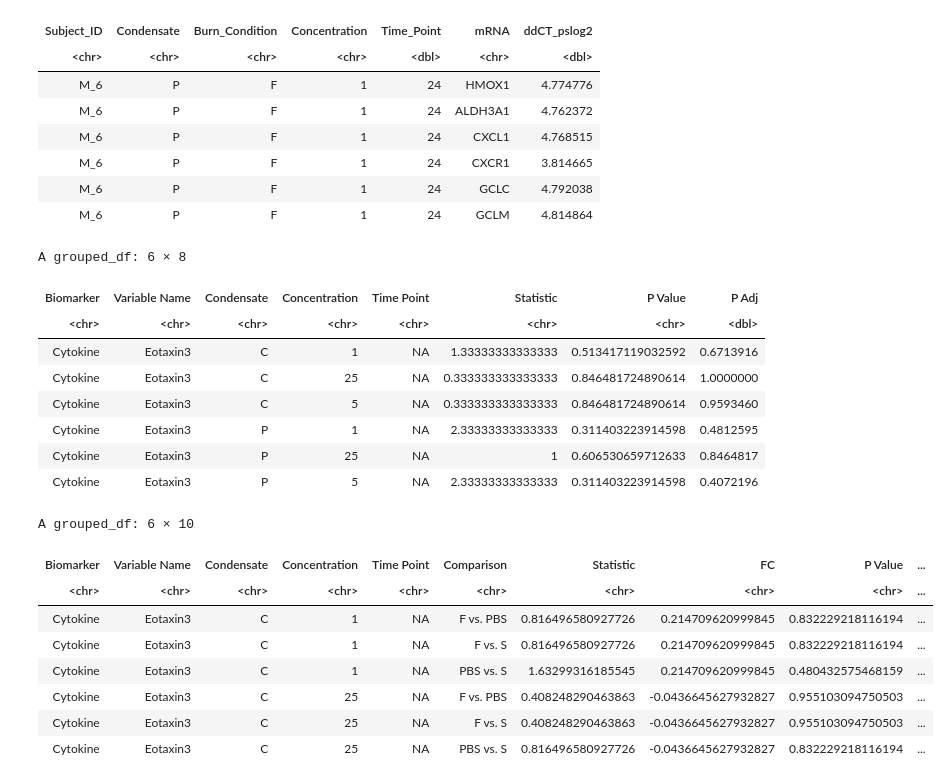
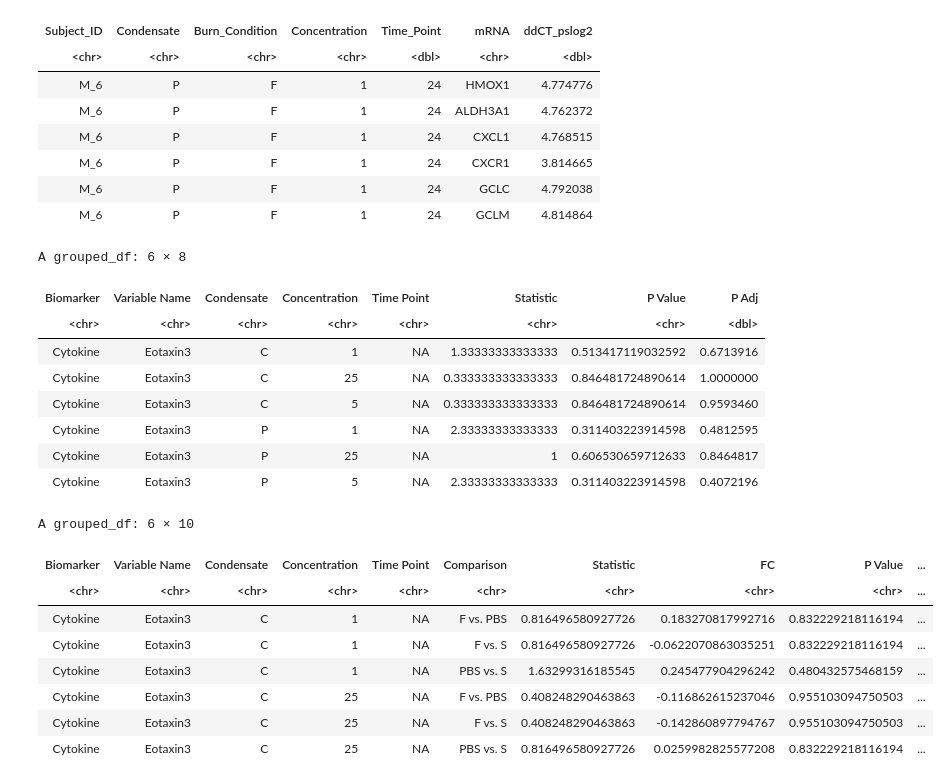
Before and after one commit to UNC-CEMALB/Burn-pit-smoke-condensate-mediated-toxicity-in-human-airway-epithelial-cells-, a Jupyter notebook: 2. Biomarker Distribution Analysis/Biomarker Friedman Analysis.ipynb, the cells around one changed output. Drawn from its saved outputs; the diff is of its cells as text; code cells hidden in the pictures.

```diff
--- a/2. Biomarker Distribution Analysis/Biomarker Friedman Analysis.ipynb
+++ b/2. Biomarker Distribution Analysis/Biomarker Friedman Analysis.ipynb
@@ -119,9 +119,14 @@ friedmans_burn_condition = function(df, concentration, value, biomarker, biomark
                 # calculating FC to get directionality
                 control_df = filtered_df %>%
                     filter(Condensate == "PBS")
-                experimental_df = filtered_df %>%
-                    filter(Condensate != "PBS")
-                FC = log2(mean(experimental_df[[value]])/mean(control_df[[value]]))
+                smoldering_df = filtered_df %>%
+                    filter(Burn_Condition == "S")
+                flaming_df = filtered_df %>%
+                    filter(Burn_Condition == "F")
+
+                FC = c(log2(mean(flaming_df[[value]])/mean(control_df[[value]])), # PBS vs. F
+                       log2(mean(flaming_df[[value]])/mean(smoldering_df[[value]])), # S vs. F
+                       log2(mean(smoldering_df[[value]])/mean(control_df[[value]]))) # PBS vs. S
 
                 nemenyis_pvalues = c(nemenyis_test$p.value[1], nemenyis_test$p.value[2],
                                     nemenyis_test$p.value[4])
@@ -252,9 +257,14 @@ friedmans_burn_condition_v2 = function(df, value, biomarker){
            # calculating FC to get directionality
             control_df = filtered_df %>%
                 filter(Condensate == "PBS")
-            experimental_df = filtered_df %>%
-                filter(Condensate != "PBS")
-            FC = log2(mean(experimental_df[[value]])/mean(control_df[[value]]))
+            smoldering_df = filtered_df %>%
+                filter(Burn_Condition == "S")
+            flaming_df = filtered_df %>%
+                filter(Burn_Condition == "F")
+
+            FC = c(log2(mean(flaming_df[[value]])/mean(control_df[[value]])), # PBS vs. F
+                   log2(mean(flaming_df[[value]])/mean(smoldering_df[[value]])), # S vs. F
+                   log2(mean(smoldering_df[[value]])/mean(control_df[[value]]))) # PBS vs. S
 
             nemenyis_pvalues = c(nemenyis_test$p.value[1], nemenyis_test$p.value[2],
                                 nemenyis_test$p.value[4])
@@ -309,35 +319,35 @@ conc5_72_friedmans_mRNA_v2 = friedmans_burn_condition_v2(conc5_72_mRNA_df, "ddCT
 # %%
 # creating 1 df
 friedmans_df = rbind(cytokine_friedmans[[1]], proteomics_25_friedmans[[1]], proteomics_5_friedmans[[1]],
                               conc1_24_friedmans_mRNA_v2[[1]], conc1_72_friedmans_mRNA_v2[[1]], conc25_4_friedmans_mRNA_v2[[1]],
                               conc25_24_friedmans_mRNA_v2[[1]], conc25_72_friedmans_mRNA_v2[[1]], conc5_24_friedmans_mRNA_v2[[1]],
                               conc5_72_friedmans_mRNA_v2[[1]])
-wilcoxon_df = rbind(cytokine_friedmans[[2]], proteomics_25_friedmans[[2]], proteomics_5_friedmans[[2]],
+nemenyis_df = rbind(cytokine_friedmans[[2]], proteomics_25_friedmans[[2]], proteomics_5_friedmans[[2]],
                               conc1_24_friedmans_mRNA_v2[[2]], conc1_72_friedmans_mRNA_v2[[2]], conc25_4_friedmans_mRNA_v2[[2]],
                               conc25_24_friedmans_mRNA_v2[[2]], conc25_72_friedmans_mRNA_v2[[2]], conc5_24_friedmans_mRNA_v2[[2]],
                               conc5_72_friedmans_mRNA_v2[[2]])
 
 head(friedmans_df)
-head(wilcoxon_df)
+head(nemenyis_df)
 # %% [output]
 A grouped_df: 6 × 8
 | Biomarker | Variable Name | Condensate | Concentration | Time Point | Statistic | P Value | P Adj |
 | <chr> | <chr> | <chr> | <chr> | <chr> | <chr> | <chr> | <dbl> |
 | Cytokine | Eotaxin3 | C | 1 | NA | 1.33333333333333 | 0.513417119032592 | 0.6713916 |
 | Cytokine | Eotaxin3 | C | 25 | NA | 0.333333333333333 | 0.846481724890614 | 1.0000000 |
 | Cytokine | Eotaxin3 | C | 5 | NA | 0.333333333333333 | 0.846481724890614 | 0.9593460 |
 | Cytokine | Eotaxin3 | P | 1 | NA | 2.33333333333333 | 0.311403223914598 | 0.4812595 |
 | Cytokine | Eotaxin3 | P | 25 | NA | 1 | 0.606530659712633 | 0.8464817 |
 | Cytokine | Eotaxin3 | P | 5 | NA | 2.33333333333333 | 0.311403223914598 | 0.4072196 |
 A grouped_df: 6 × 10
 | Biomarker | Variable Name | Condensate | Concentration | Time Point | Comparison | Statistic | FC | P Value | ... |
 | <chr> | <chr> | <chr> | <chr> | <chr> | <chr> | <chr> | <chr> | <chr> | ... |
-| Cytokine | Eotaxin3 | C | 1 | NA | F vs. PBS | 0.816496580927726 | 0.214709620999845 | 0.832229218116194 | ... |
-| Cytokine | Eotaxin3 | C | 1 | NA | F vs. S | 0.816496580927726 | 0.214709620999845 | 0.832229218116194 | ... |
-| Cytokine | Eotaxin3 | C | 1 | NA | PBS vs. S | 1.63299316185545 | 0.214709620999845 | 0.480432575468159 | ... |
-| Cytokine | Eotaxin3 | C | 25 | NA | F vs. PBS | 0.408248290463863 | -0.0436645627932827 | 0.955103094750503 | ... |
-| Cytokine | Eotaxin3 | C | 25 | NA | F vs. S | 0.408248290463863 | -0.0436645627932827 | 0.955103094750503 | ... |
-| Cytokine | Eotaxin3 | C | 25 | NA | PBS vs. S | 0.816496580927726 | -0.0436645627932827 | 0.832229218116194 | ... |
+| Cytokine | Eotaxin3 | C | 1 | NA | F vs. PBS | 0.816496580927726 | 0.183270817992716 | 0.832229218116194 | ... |
+| Cytokine | Eotaxin3 | C | 1 | NA | F vs. S | 0.816496580927726 | -0.0622070863035251 | 0.832229218116194 | ... |
+| Cytokine | Eotaxin3 | C | 1 | NA | PBS vs. S | 1.63299316185545 | 0.245477904296242 | 0.480432575468159 | ... |
+| Cytokine | Eotaxin3 | C | 25 | NA | F vs. PBS | 0.408248290463863 | -0.116862615237046 | 0.955103094750503 | ... |
+| Cytokine | Eotaxin3 | C | 25 | NA | F vs. S | 0.408248290463863 | -0.142860897794767 | 0.955103094750503 | ... |
+| Cytokine | Eotaxin3 | C | 25 | NA | PBS vs. S | 0.816496580927726 | 0.0259982825577208 | 0.832229218116194 | ... |
 # %%
 # exporting
 write.xlsx(friedmans_df, paste0(Output,"/", "Friedmans_Biomarker_Results_", cur_date, ".xlsx"),
```
Also changed, not shown: parts of 2 cells of this notebook.
